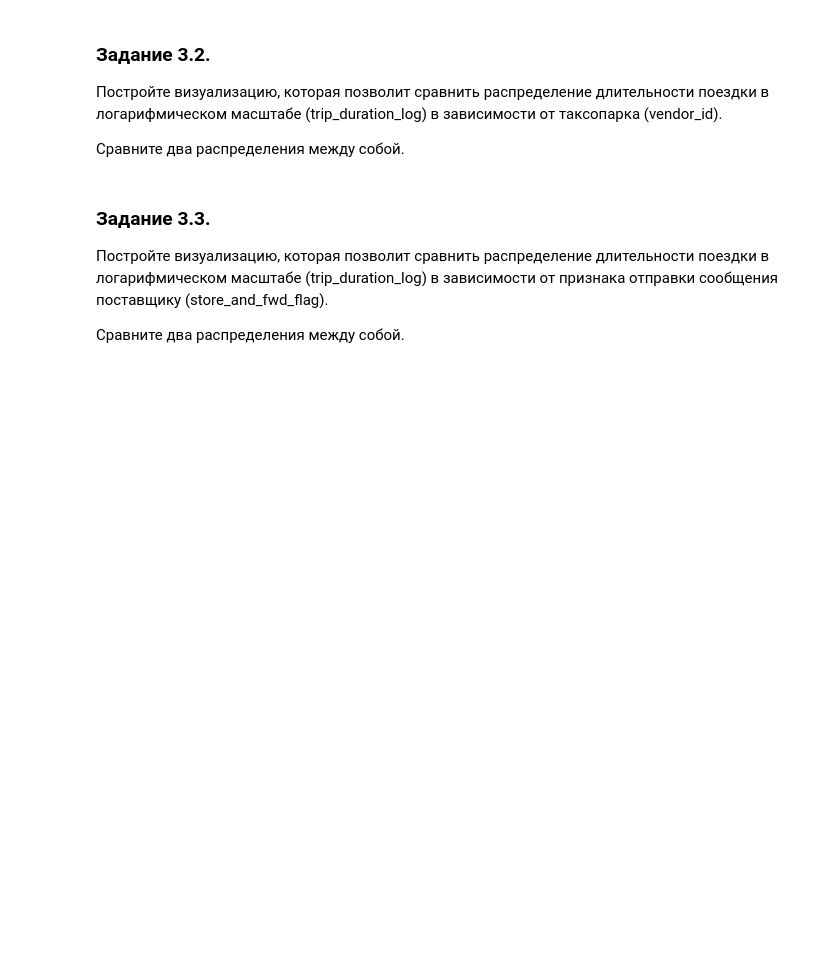
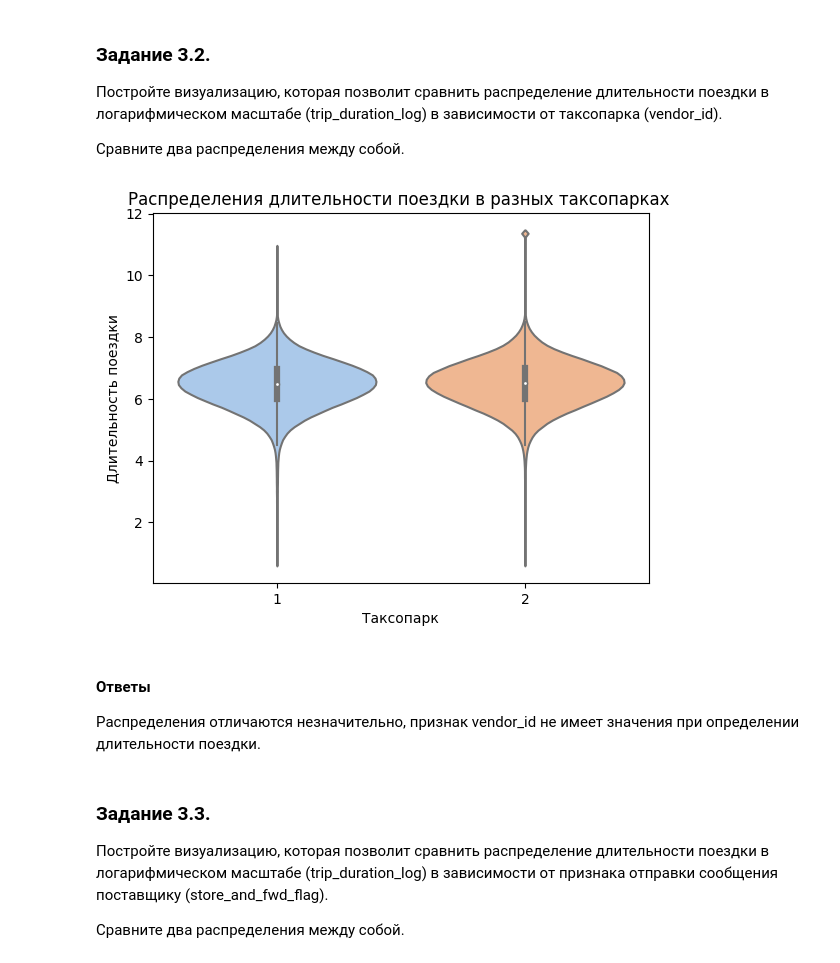
Before and after one commit to reurairin/urfu_2s_practical-project, a Jupyter notebook: Project-5._Ноутбук-шаблон.ipynb, the cells around one changed output. Saved outputs shown, nothing was run; the diff lists cells and outputs as text; code cells hidden in the pictures; blank space fills up the shorter version.

```diff
--- a/Project-5._Ноутбук-шаблон.ipynb
+++ b/Project-5._Ноутбук-шаблон.ipynb
@@ -547,3 +575,15 @@ taxi_data['trip_duration_log'] = np.log(taxi_data['trip_duration']+1)
+# %%
+sns.violinplot(x='vendor_id', y='trip_duration_log', data=taxi_data_3_1)
+plt.title('Распределения длительности поездки в разных таксопарках ')
+plt.xlabel('Таксопарк')
+plt.ylabel('Длительность поездки')
+plt.show()
+# %% [output]
+[figure, added]
+# %% [markdown]
+#### Ответы
+
+Распределения отличаются незначительно, признак vendor_id не имеет значения при определении длительности поездки.
 # %% [markdown]
 ### Задание 3.3.
 Постройте визуализацию, которая позволит сравнить распределение длительности поездки в логарифмическом масштабе (trip_duration_log) в зависимости от признака отправки сообщения поставщику (store_and_fwd_flag).
```
Also changed, not shown: parts of 24 cells of this notebook.
